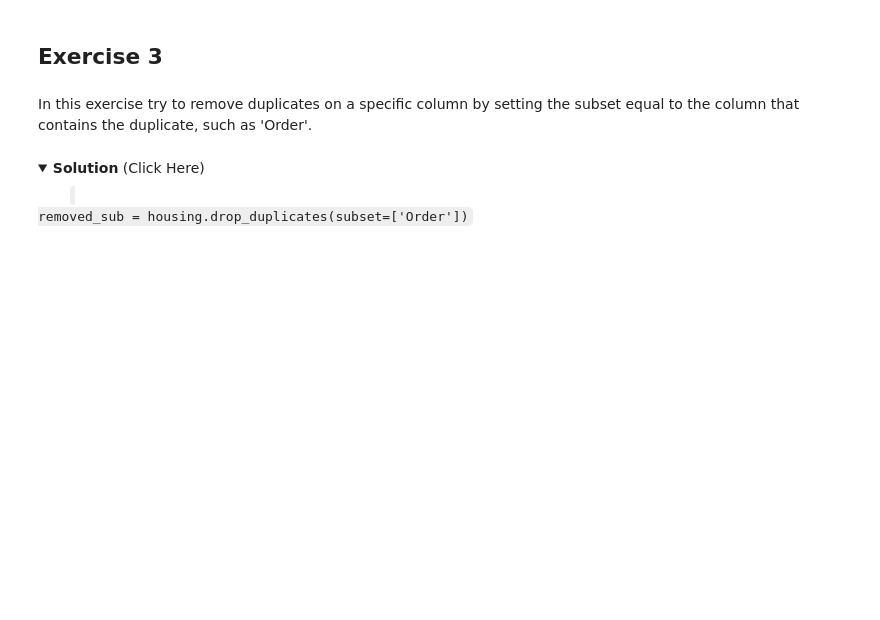
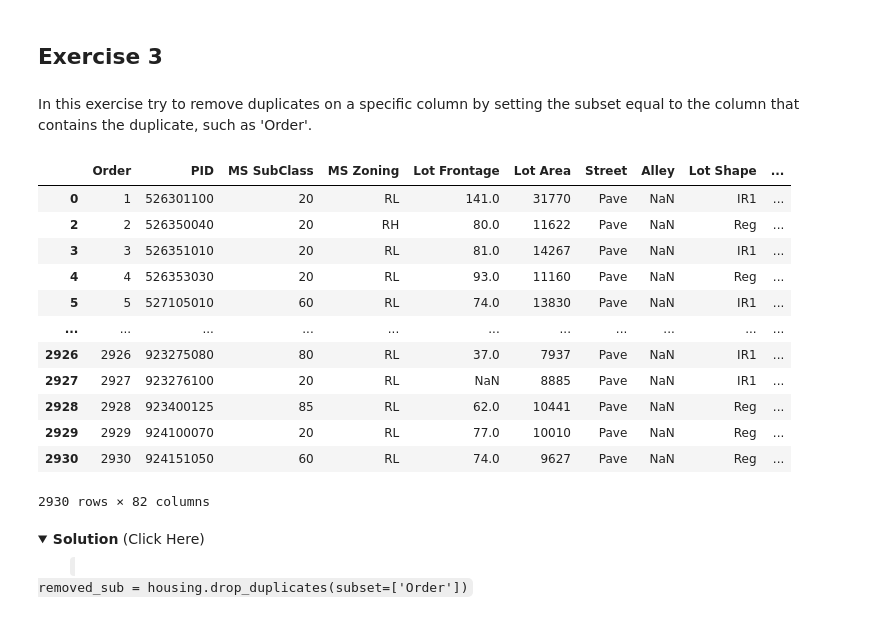
Before and after one commit to Muizzkarim10/machine-learning, a Jupyter notebook: ml-practice/jupyte-lab/Data-Cleaning.ipynb, the cells around one changed output. Cells and saved outputs as stored; diff of their text form; code cells hidden in the pictures; folded sections open; blank space fills up the shorter version.

```diff
--- a/ml-practice/jupyte-lab/Data-Cleaning.ipynb
+++ b/ml-practice/jupyte-lab/Data-Cleaning.ipynb
@@ -248,3 +281,20 @@ In this exercise try to remove duplicates on a specific column by setting the su
+# %%
+removed = housing.drop_duplicates(subset=["Order"])
+removed
+# %% [output]
+|  | Order | PID | MS SubClass | MS Zoning | Lot Frontage | Lot Area | Street | Alley | Lot Shape | ... |
+| 0 | 1 | 526301100 | 20 | RL | 141.0 | 31770 | Pave | NaN | IR1 | ... |
+| 2 | 2 | 526350040 | 20 | RH | 80.0 | 11622 | Pave | NaN | Reg | ... |
+| 3 | 3 | 526351010 | 20 | RL | 81.0 | 14267 | Pave | NaN | IR1 | ... |
+| 4 | 4 | 526353030 | 20 | RL | 93.0 | 11160 | Pave | NaN | Reg | ... |
+| 5 | 5 | 527105010 | 60 | RL | 74.0 | 13830 | Pave | NaN | IR1 | ... |
+| ... | ... | ... | ... | ... | ... | ... | ... | ... | ... | ... |
+| 2926 | 2926 | 923275080 | 80 | RL | 37.0 | 7937 | Pave | NaN | IR1 | ... |
+| 2927 | 2927 | 923276100 | 20 | RL | NaN | 8885 | Pave | NaN | IR1 | ... |
+| 2928 | 2928 | 923400125 | 85 | RL | 62.0 | 10441 | Pave | NaN | Reg | ... |
+| 2929 | 2929 | 924100070 | 20 | RL | 77.0 | 10010 | Pave | NaN | Reg | ... |
+| 2930 | 2930 | 924151050 | 60 | RL | 74.0 | 9627 | Pave | NaN | Reg | ... |
+2930 rows × 82 columns
 # %% [markdown]
 <details>
 <summary><strong>Solution</strong> (Click Here)</summary>
```
Also changed, not shown: parts of 9 cells of this notebook, 1 other file.
